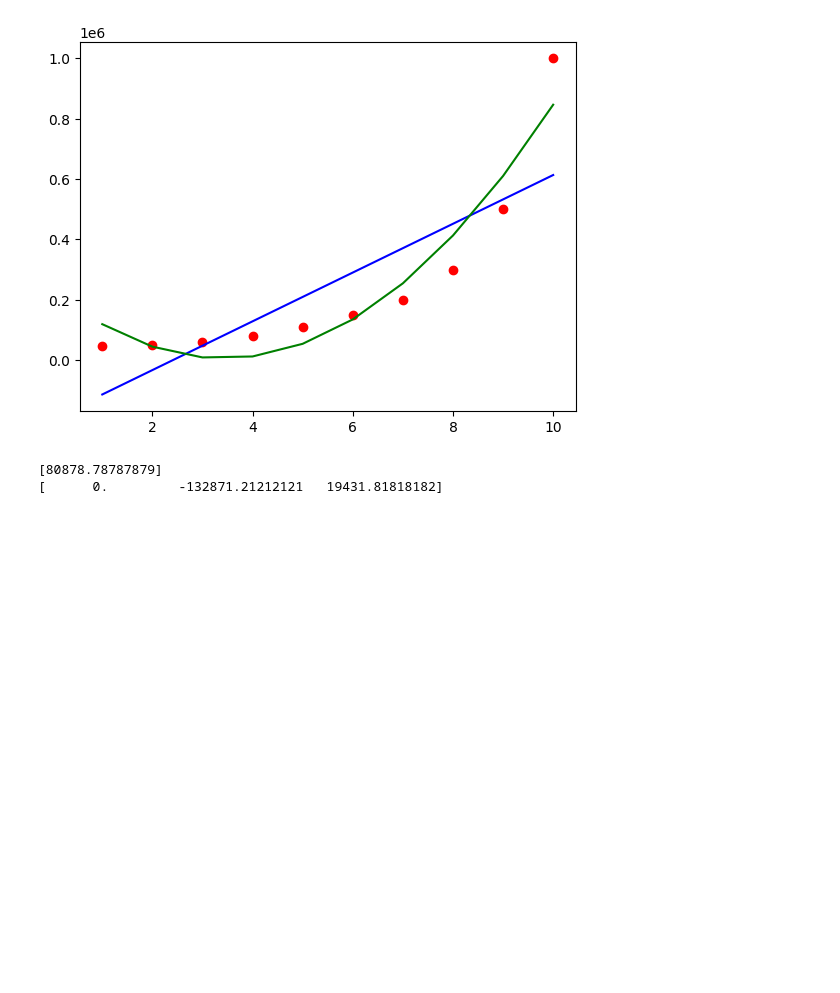
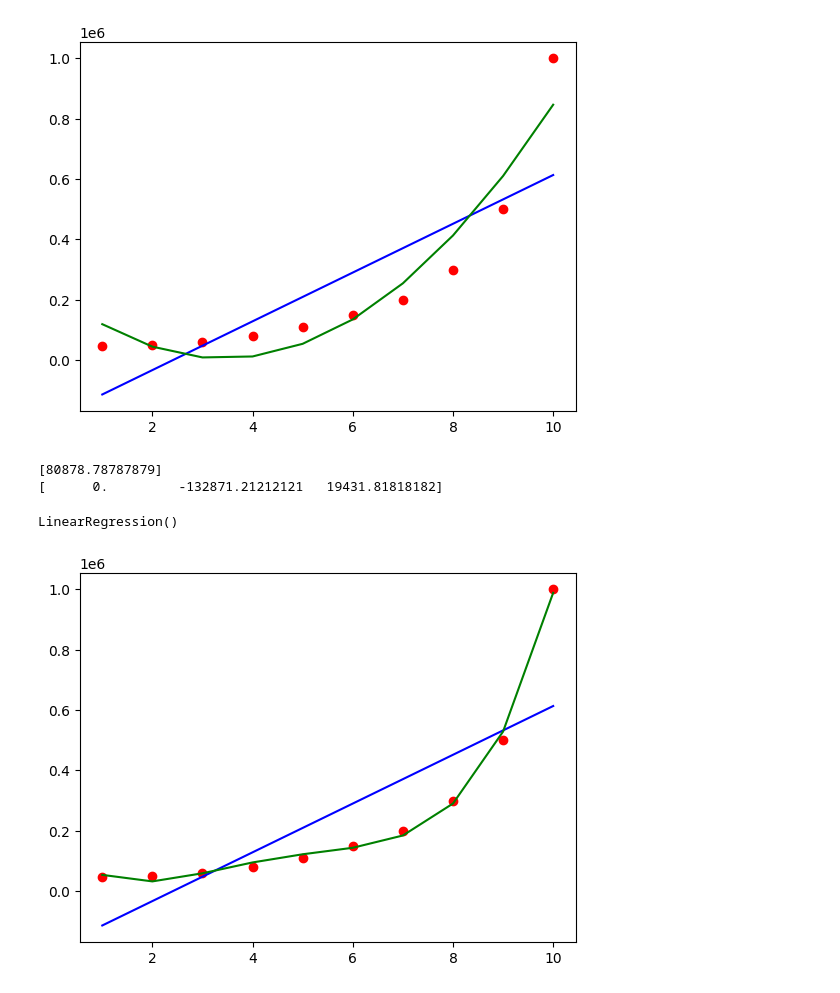
Before and after one commit to jaydevpaul/ML_from_Scratch, a Jupyter notebook: PolynomialRegression.ipynb, the cells around one changed output. Saved outputs shown, nothing was run; the diff lists cells and outputs as text; code cells hidden in the pictures; blank space fills up the shorter version.

```diff
--- a/PolynomialRegression.ipynb
+++ b/PolynomialRegression.ipynb
@@ -57,3 +57,17 @@ print(lin_reg2.coef_)
 # %% [output]
 [80878.78787879]
 [      0.         -132871.21212121   19431.81818182]
+# %%
+lin_reg3=LinearRegression();
+poly=PolynomialFeatures(degree=4)
+x_poly=poly.fit_transform(x)
+lin_reg3.fit(x_poly,y)
+# %% [output]
+LinearRegression()
+# %%
+plt.scatter(x,y,c="Red")
+plt.plot(x,lin_reg.predict(x),c="Blue")
+plt.plot(x,lin_reg3.predict(x_poly),c="green")
+plt.show()
+# %% [output]
+[figure, added]
```
